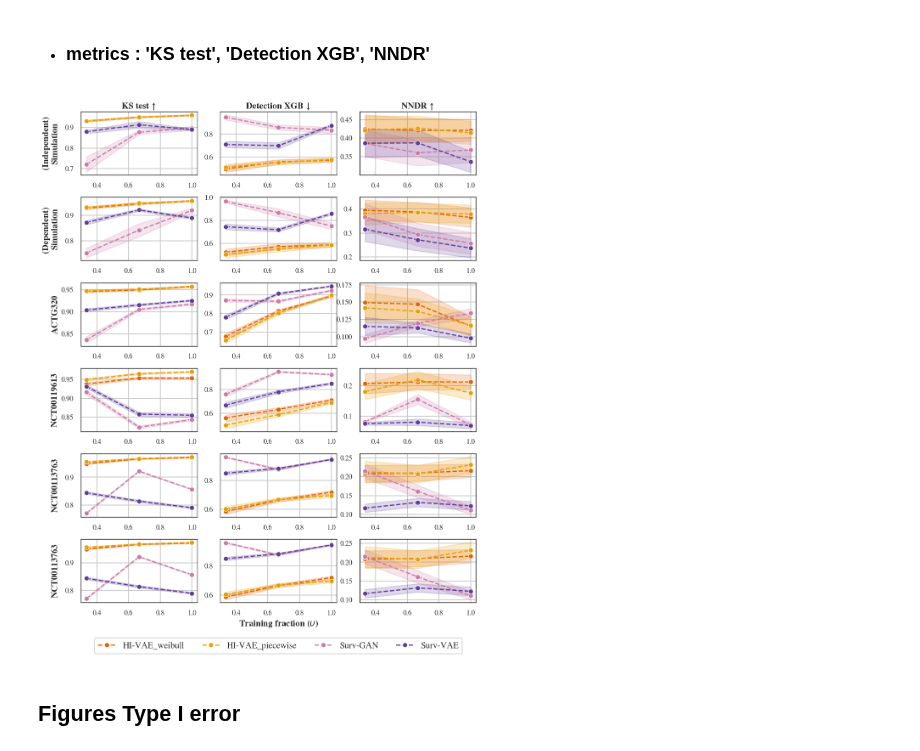
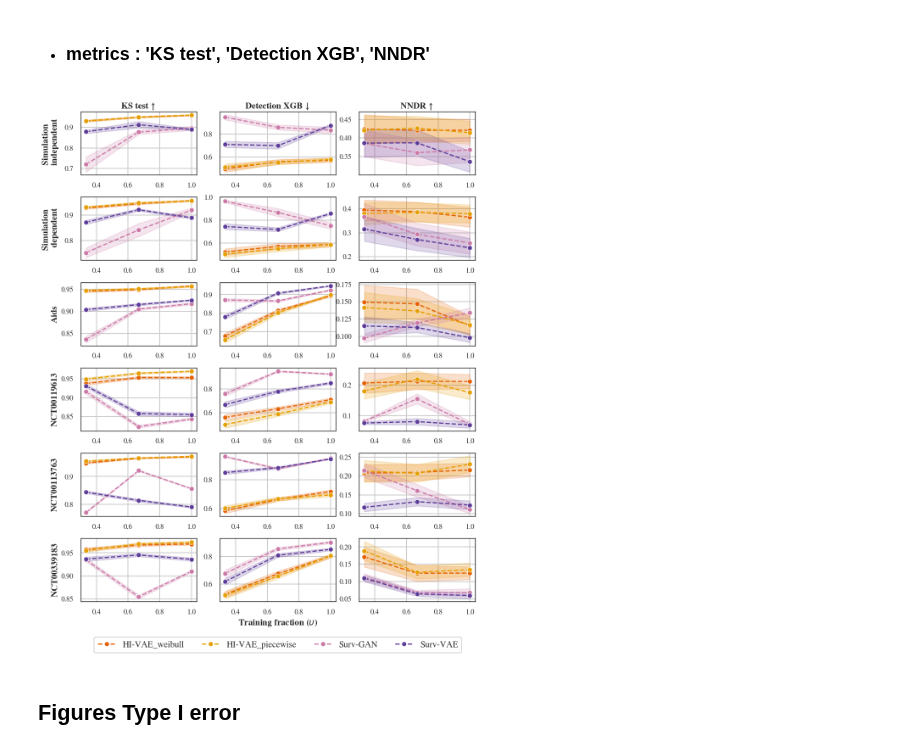
Before and after one commit to aguilloux/survgen-clinical-trials, a Jupyter notebook: visualization notebook/notebook_figures_paper.ipynb, the cells around one changed output. Drawn from its saved outputs; the diff is of its cells as text; code cells hidden in the pictures.

```diff
--- a/visualization notebook/notebook_figures_paper.ipynb
+++ b/visualization notebook/notebook_figures_paper.ipynb
@@ -70,8 +70,8 @@ for col in results_control_dep.columns:
 # %%
 generators_sel = ["HI-VAE_weibull", "HI-VAE_piecewise", "Surv-GAN", "Surv-VAE"]
 
-palette = {"Theoretical (original)": "#0072B2",
-           "Theoretical (downsized)": "#009E73",
+palette = {"Theoritical (original)": "#0072B2",
+           "Theoritical (downsized)": "#009E73",
            'HI-VAE_piecewise' : "#E69F00",
            'HI-VAE_piecewise_prior': "#F0E442",
            'HI-VAE_weibull': "#E66101",
@@ -79,17 +79,14 @@ palette = {"Theoretical (original)": "#0072B2",
            'Surv-VAE': "#5E3C99",
            'Surv-GAN': "#CC79A7"}
 
-custom_dashes = {"Theoretical (original)": "",
-           "Theoretical (downsized)": "",
+custom_dashes = {"Theoritical (original)": "",
+           "Theoritical (downsized)": "",
            'HI-VAE_piecewise' : (5,2),
            'HI-VAE_piecewise_prior': (5,2),
            'HI-VAE_weibull': (5,2),
            'HI-VAE_weibull_prior': (5,2),
            'Surv-VAE': (5,2),
            'Surv-GAN': (5,2)}
-
-if not os.path.exists("../figures"):
-    os.mkdir("../figures")
 # %%
 #### SYNTHCITY METRICS
 metrics=[['J-S distance', "min"], ['Survival curves distance', "min"], ['K-map score', "max"]]
@@ -123,7 +120,7 @@ for j, ax in enumerate(axs_[0]):
     ax.set_xlabel('')
 
     if j == 0:
-        ax.set_ylabel("  (Independent) \nSimulation", fontsize=15, fontweight="semibold")
+        ax.set_ylabel("Simulation \n independent", fontsize=15, fontweight="semibold")
     else:
         ax.set_ylabel('')
     if opt == "max":
@@ -162,7 +159,7 @@ for j, ax in enumerate(axs_[1]):
     ax.set_xlabel('')
 
     if j == 0:
-        ax.set_ylabel(" (Dependent) \nSimulation", fontsize=15, fontweight="semibold")
+        ax.set_ylabel("Simulation \n dependent", fontsize=15, fontweight="semibold")
     else:
         ax.set_ylabel('')
 
@@ -171,7 +168,7 @@ for j, ax in enumerate(axs_[1]):
     ax.legend().remove()
 
 
-dataset_names = ["ACTG320", "NCT00119613", "NCT00113763", "NCT00113763"]
+dataset_names = ["Aids", "SAS_1", "SAS_2", "SAS_3"]
 list_n_samples_control = [(1/3), (2/3), 1.0]
 for l, axs in enumerate(axs_[2:]):
     res_dir = parent_path +  "/dataset/" + dataset_names[l]
@@ -201,7 +198,14 @@ for l, axs in enumerate(axs_[2:]):
         ax.set_ylabel('')
         ax.set_title('')
         if j == 0:
-            ax.set_ylabel(dataset_names[l], fontsize=15, fontweight="semibold")
+            if dataset_names[l] == "SAS_1":
+                ax.set_ylabel("NCT00119613", fontsize=15, fontweight="semibold")
+            elif dataset_names[l] == "SAS_2":
+                ax.set_ylabel("NCT00113763", fontsize=15, fontweight="semibold")
+            elif dataset_names[l] == "SAS_3":
+                ax.set_ylabel("NCT00339183", fontsize=15, fontweight="semibold")
+            else:
+                ax.set_ylabel(dataset_names[l], fontsize=15, fontweight="semibold")
         else:
             ax.set_ylabel('')
 
@@ -246,7 +250,7 @@ for j, ax in enumerate(axs_[0]):
                 linewidth = 2, palette = palette, errorbar = ("sd", .5), linestyle='--', markersize=8, marker = "o")
     ax.set_xlabel('')
     if j == 0:
-        ax.set_ylabel(" (Independent) \nSimulation", fontsize=15, fontweight="semibold")
+        ax.set_ylabel("Simulation \n independent", fontsize=15, fontweight="semibold")
     else:
         ax.set_ylabel('')
     if opt == "max":
@@ -283,7 +287,7 @@ for j, ax in enumerate(axs_[1]):
     ax.set_xlabel('')
 
     if j == 0:
-        ax.set_ylabel("(Dependent) \nSimulation", fontsize=15, fontweight="semibold")
+        ax.set_ylabel("Simulation \n dependent", fontsize=15, fontweight="semibold")
     else:
         ax.set_ylabel('')
     ax.tick_params(axis='x', labelsize=12)
@@ -291,7 +295,7 @@ for j, ax in enumerate(axs_[1]):
     ax.legend().remove()
 
 ## REAL DATASETS
-dataset_names = ["ACTG320", "NCT00119613", "NCT00113763", "NCT00113763"]
+dataset_names = ["Aids", "SAS_1", "SAS_2", "SAS_3"]
 list_n_samples_control = [(1/3), (2/3), 1.0]
 for l, axs in enumerate(axs_[2:]):
     res_dir = parent_path +  "/dataset/" + dataset_names[l]
@@ -305,35 +309,42 @@ for l, axs in enumerate(axs_[2:]):
     results_ext_ = results_ext.groupby(["Augmentation percentage", "generator"]).mean().reset_index()
     results_ext_ = results_ext_[results_ext_.generator.isin(generators_sel)]
     for j, ax in enumerate(axs):
         # Format axis spines
         metric_name, opt = metrics[j]
         for spine in ax.spines.values():
             spine.set_linewidth(1)
             spine.set_edgecolor('black')
 
         sns.lineplot(data=results_ext, x="Augmentation percentage", y=metric_name, hue="generator", ax=ax,
                     linewidth = 2, palette = palette, errorbar = ("sd", .5),
                     linestyle='--', marker = "o", markersize=8)
         if (l == len(dataset_names) - 1) & (j == 1):
             ax.set_xlabel('Training fraction ($\\upsilon$)', fontsize=15, fontweight="semibold")
         else:
             ax.set_xlabel('')
         ax.set_ylabel('')
         ax.set_title('')
         if j == 0:
-            ax.set_ylabel(dataset_names[l], fontsize=15, fontweight="semibold")
+            if dataset_names[l] == "SAS_1":
+                ax.set_ylabel("NCT00119613", fontsize=15, fontweight="semibold")
+            elif dataset_names[l] == "SAS_2":
+                ax.set_ylabel("NCT00113763", fontsize=15, fontweight="semibold")
+            elif dataset_names[l] == "SAS_3":
+                ax.set_ylabel("NCT00339183", fontsize=15, fontweight="semibold")
+            else:
+                ax.set_ylabel(dataset_names[l], fontsize=15, fontweight="semibold")
         else:
             ax.set_ylabel('')
 
         ax.tick_params(axis='x', labelsize=12)
         ax.tick_params(axis='y', labelsize=12)
         ax.legend().remove()
 fig.align_labels()
 plt.legend(ncol=4, loc="lower center", bbox_to_anchor=(-.7, -.88), fontsize=15)
 plt.savefig("../figures/datasets_perf_traincontrol_all_sup", bbox_inches="tight")
 plt.show()
 # %% [output]
-[figure, old version]
+[figure, new version]
 # %% [markdown]
 ## Figures Type I error
 # %% [markdown]
```
Also changed, not shown: parts of 16 cells of this notebook.
